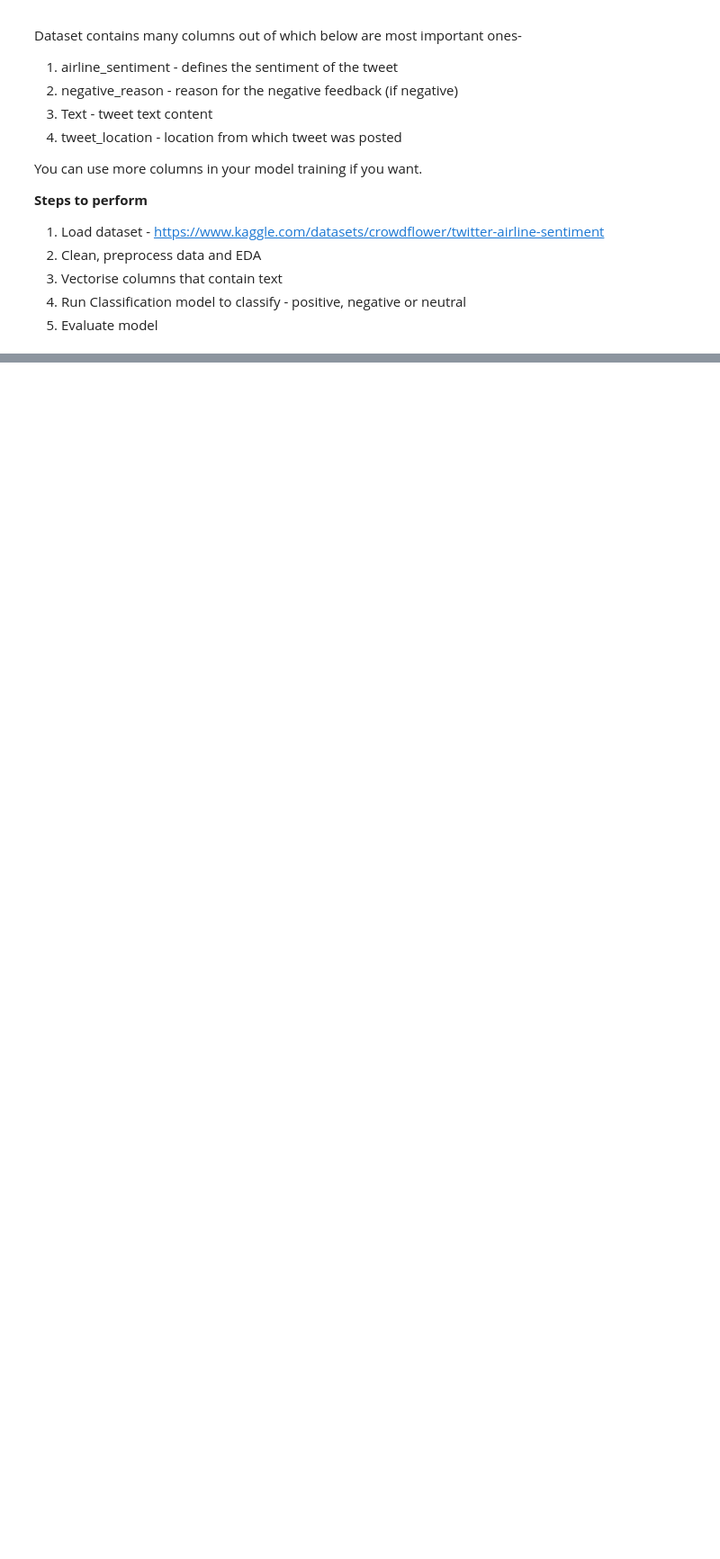
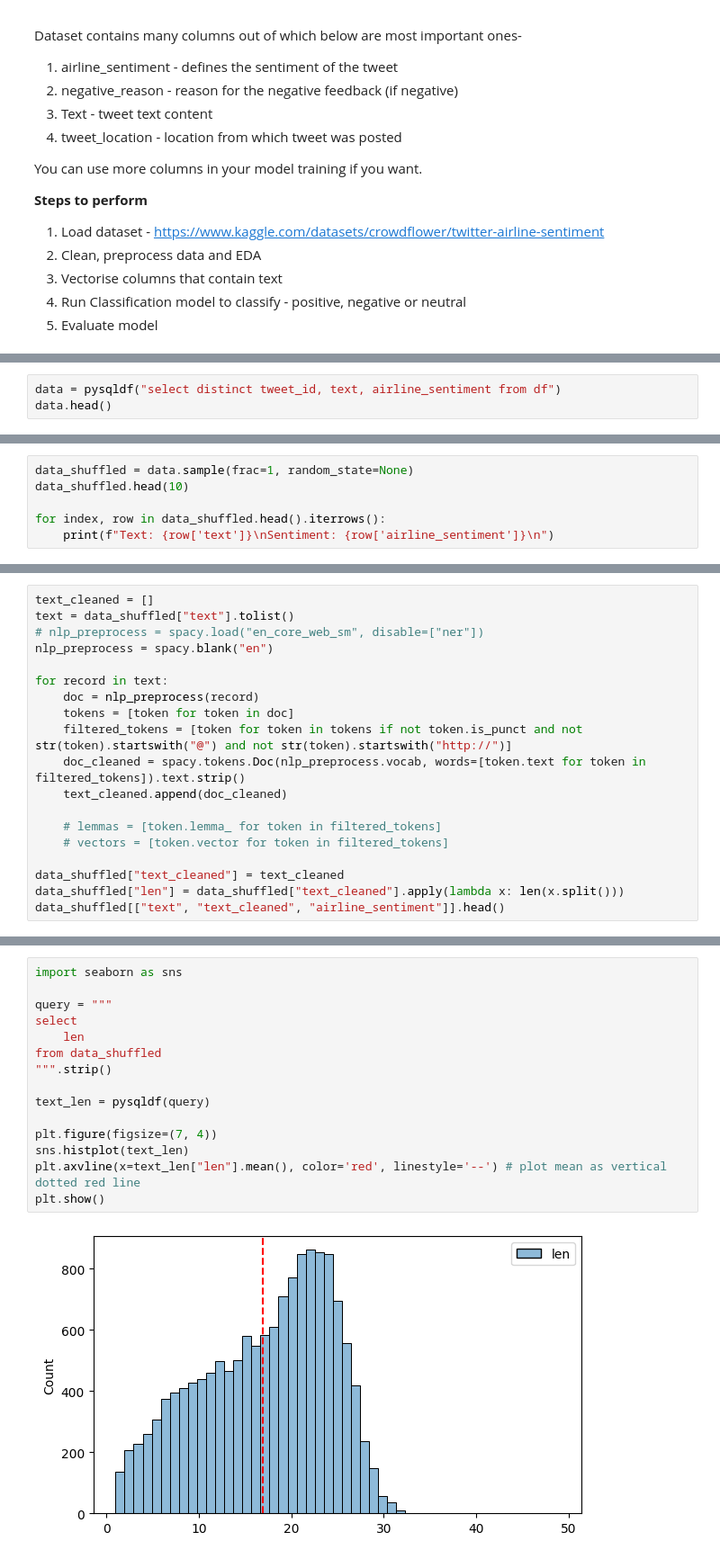
Before and after one commit to matteopilotto/maven-blps-2, a Jupyter notebook: Module 1/airline_tweet_sentiment.ipynb, the cells around one changed output, grey strips where cells are left out. Shown: that part at 90% size. Cells and saved outputs as stored; diff of their text form; blank space fills up the shorter version.

```diff
--- a/Module 1/airline_tweet_sentiment.ipynb
+++ b/Module 1/airline_tweet_sentiment.ipynb
@@ -74,0 +323,3 @@ OSError: Could not find kaggle.json. Make sure it's located in /root/.kaggle. Or
+# %%
+data = pysqldf("select distinct tweet_id, text, airline_sentiment from df")
+data.head()
@@ -74,0 +335,6 @@ OSError: Could not find kaggle.json. Make sure it's located in /root/.kaggle. Or
+# %%
+data_shuffled = data.sample(frac=1, random_state=None)
+data_shuffled.head(10)
+
+for index, row in data_shuffled.head().iterrows():
+    print(f"Text: {row['text']}\nSentiment: {row['airline_sentiment']}\n")
@@ -74,0 +358,19 @@ OSError: Could not find kaggle.json. Make sure it's located in /root/.kaggle. Or
+# %%
+text_cleaned = []
+text = data_shuffled["text"].tolist()
+# nlp_preprocess = spacy.load("en_core_web_sm", disable=["ner"])
+nlp_preprocess = spacy.blank("en")
+
+for record in text:
+    doc = nlp_preprocess(record)
+    tokens = [token for token in doc]
+    filtered_tokens = [token for token in tokens if not token.is_punct and not str(token).startswith("@") and not str(token).startswith("http://")]
+    doc_cleaned = spacy.tokens.Doc(nlp_preprocess.vocab, words=[token.text for token in filtered_tokens]).text.strip()
+    text_cleaned.append(doc_cleaned)
+
+    # lemmas = [token.lemma_ for token in filtered_tokens]
+    # vectors = [token.vector for token in filtered_tokens]
+
+data_shuffled["text_cleaned"] = text_cleaned
+data_shuffled["len"] = data_shuffled["text_cleaned"].apply(lambda x: len(x.split()))
+data_shuffled[["text", "text_cleaned", "airline_sentiment"]].head()
@@ -74,0 +422,17 @@ OSError: Could not find kaggle.json. Make sure it's located in /root/.kaggle. Or
+# %%
+import seaborn as sns
+
+query = """
+select
+    len
+from data_shuffled
+""".strip()
+
+text_len = pysqldf(query)
+
+plt.figure(figsize=(7, 4))
+sns.histplot(text_len)
+plt.axvline(x=text_len["len"].mean(), color='red', linestyle='--') # plot mean as vertical dotted red line
+plt.show()
+# %% [output]
+[figure, added]
```
Also changed, not shown: parts of 60 cells of this notebook.
